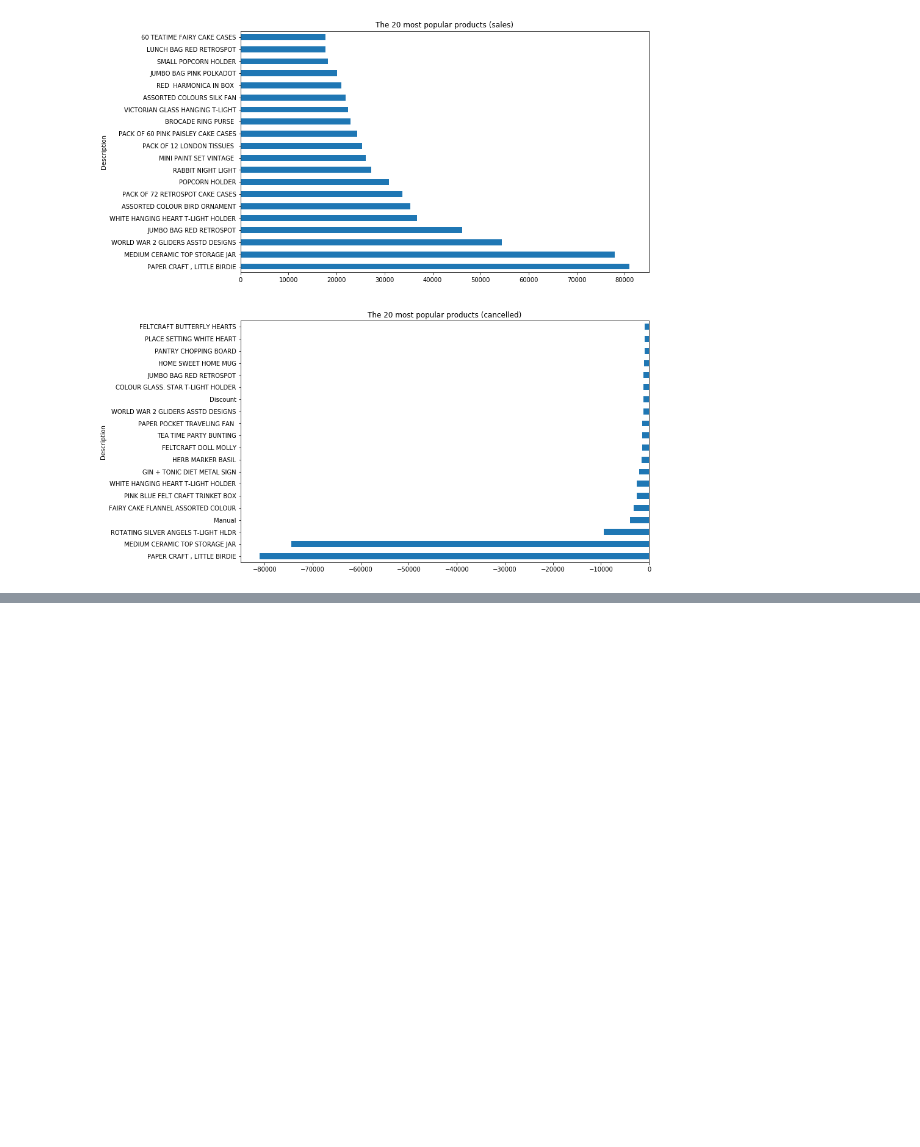
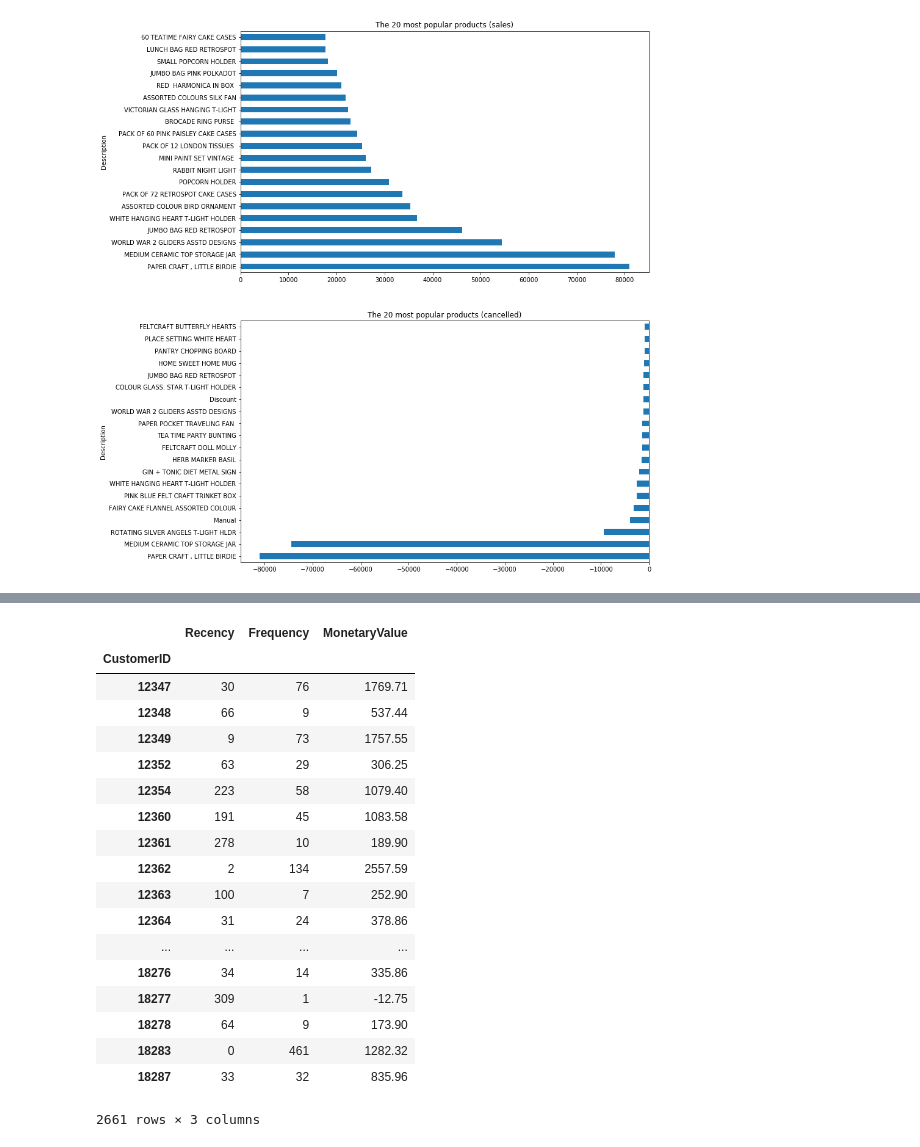
Before and after one commit to suyashsharma13/Customer-Satisfaction, a Jupyter notebook: e_commerce_final_collab.ipynb, the cells around one changed output, grey strips where cells are left out. Saved outputs shown, nothing was run; the diff lists cells and outputs as text; code cells hidden in the pictures; blank space fills up the shorter version.

```diff
--- a/e_commerce_final_collab.ipynb
+++ b/e_commerce_final_collab.ipynb
@@ -207,0 +262,4 @@ plt.show()
+# %%
+x.rename(columns={'index':'method','Description':'count'},inplace=True)
+# %%
+x['method']=x['method'].str.split(";")
@@ -207,0 +385,4 @@ plt.show()
+# %%
+df['InvoiceDate'] = pd.DatetimeIndex(df['InvoiceDate']).date
+snapshot_day = df['InvoiceDate'].max()
+df.head(3)
@@ -207,0 +394,4 @@ plt.show()
+# %%
+        df['TotalSum'] = df['Quantity'] * df['UnitPrice']
+
+        df.head(3)
@@ -207,0 +417,30 @@ plt.show()
+# %%
+data_process = df.groupby(['CustomerID']).agg({
+        'InvoiceDate': lambda x: (snapshot_day - x.max()).days,
+        'InvoiceNo': 'count',
+        'TotalSum': 'sum'})
+# Rename the columns
+data_process.rename(columns={'InvoiceDate': 'Recency',
+                         'InvoiceNo': 'Frequency',
+                         'TotalSum': 'MonetaryValue'}, inplace=True)
+data_process
+# %% [output]
+|  | Recency | Frequency | MonetaryValue |
+| CustomerID |  |  |  |
+| 12347 | 30 | 76 | 1769.71 |
+| 12348 | 66 | 9 | 537.44 |
+| 12349 | 9 | 73 | 1757.55 |
+| 12352 | 63 | 29 | 306.25 |
+| 12354 | 223 | 58 | 1079.40 |
+| 12360 | 191 | 45 | 1083.58 |
+| 12361 | 278 | 10 | 189.90 |
+| 12362 | 2 | 134 | 2557.59 |
+| 12363 | 100 | 7 | 252.90 |
+| 12364 | 31 | 24 | 378.86 |
+| ... | ... | ... | ... |
+| 18276 | 34 | 14 | 335.86 |
+| 18277 | 309 | 1 | -12.75 |
+| 18278 | 64 | 9 | 173.90 |
+| 18283 | 0 | 461 | 1282.32 |
+| 18287 | 33 | 32 | 835.96 |
+2661 rows × 3 columns
```
Also changed, not shown: parts of 38 cells of this notebook.
